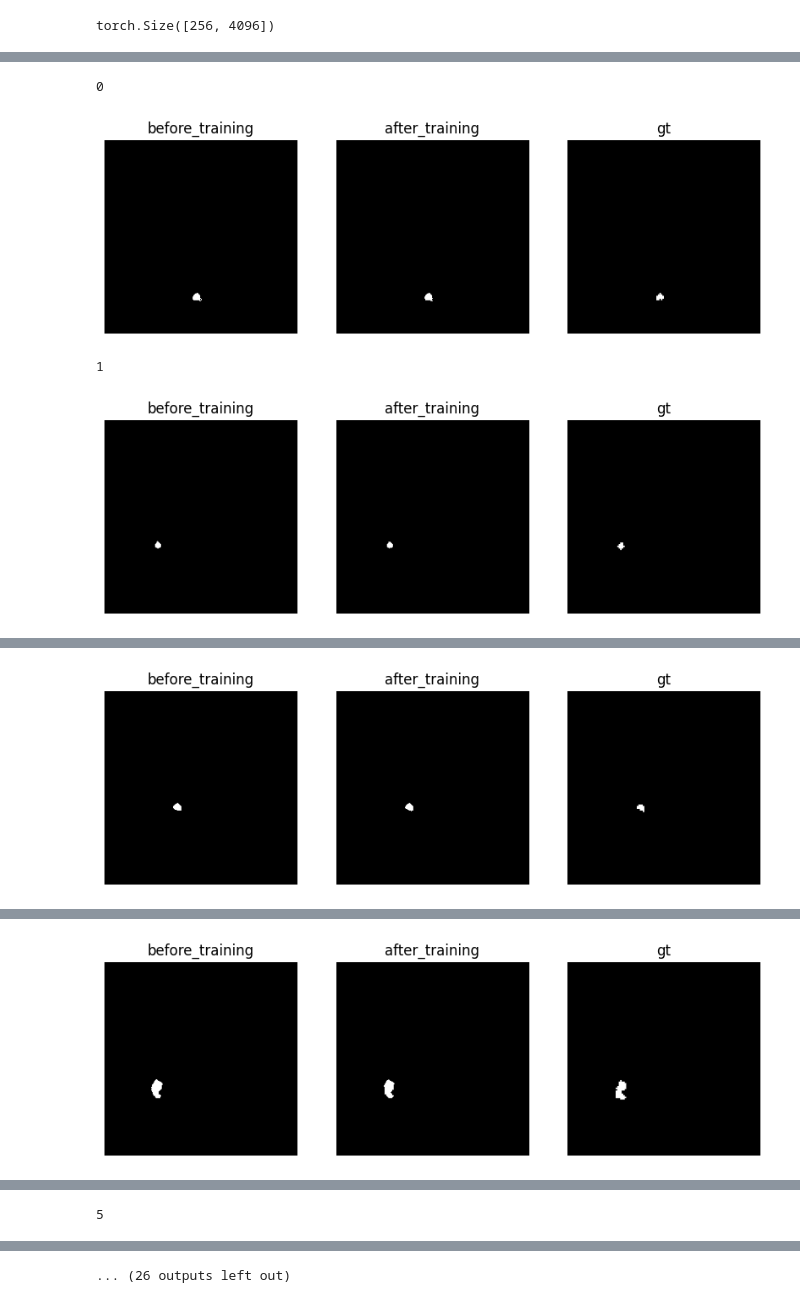
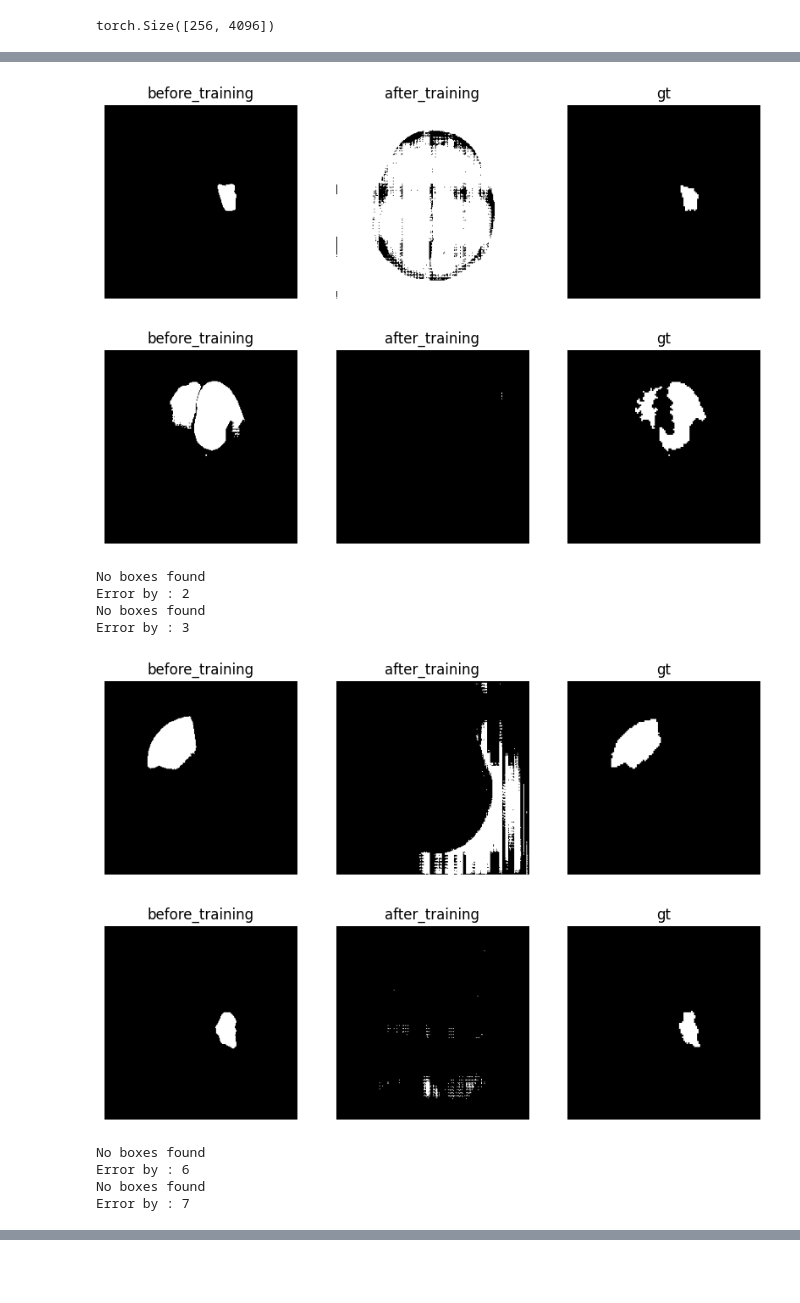
Before and after one commit to SalimFares4/Active-Learning-Segmentation, a Jupyter notebook: scripts/notebooks/13-Prompt_Learning.ipynb, the cells around one changed output, grey strips where cells are left out. Drawn from its saved outputs; the diff is of its cells as text; code cells hidden in the pictures; blank space fills up the shorter version.

```diff
--- a/scripts/notebooks/13-Prompt_Learning.ipynb
+++ b/scripts/notebooks/13-Prompt_Learning.ipynb
@@ -94,22 +102,30 @@ torch.Size([256, 4096])
 # %%
-for idx in range(20):
+for idx in range(30):
     try:
-        print(idx)
+        # print(idx)
         sam_mask_1 = prompt_net.predict(img_path=test_df["images"][idx], mask_path=test_df["masks"][idx])
         gt_mask = cv2.resize(np.load(test_df["masks"][idx], allow_pickle=True), (256, 256), interpolation=cv2.INTER_CUBIC)
         sam_mask_0 = cv2.resize(np.load(test_df["oracle"][idx], allow_pickle=True), (256, 256), interpolation=cv2.INTER_CUBIC)
 
         sv.plot_images_grid(
             images=[sam_mask_0, sam_mask_1, gt_mask],
             grid_size=(1, 3),
             titles=["before_training", "after_training", "gt"],
             size=(10,10)
 
         )
     except:
         print("Error by :", idx)
 # %% [output]
+[figure, new version]
+[figure, new version]
-0
+No boxes found
+Error by : 2
+No boxes found
+Error by : 3
-[figure, old version]
+[figure, new version]
+[figure, new version]
-1
+No boxes found
+Error by : 6
+No boxes found
+Error by : 7
-[figure, old version]
@@ -117 +136,0 @@ for idx in range(20):
-[figure, old version]
@@ -119 +154,0 @@ for idx in range(20):
-[figure, old version]
@@ -122 +169,0 @@ for idx in range(20):
-5
@@ -124 +169,0 @@ for idx in range(20):
-... (26 outputs left out)
```
Also changed, not shown: parts of 7 cells of this notebook, 6 other files.
